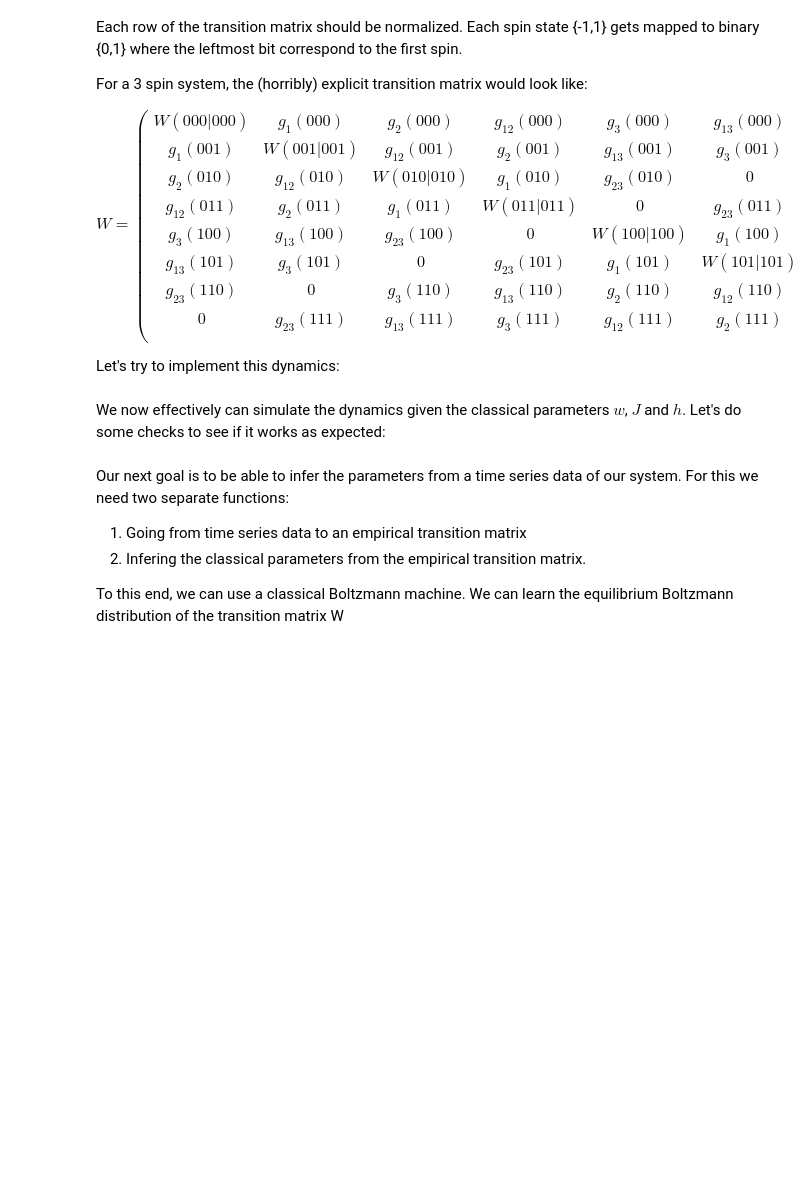
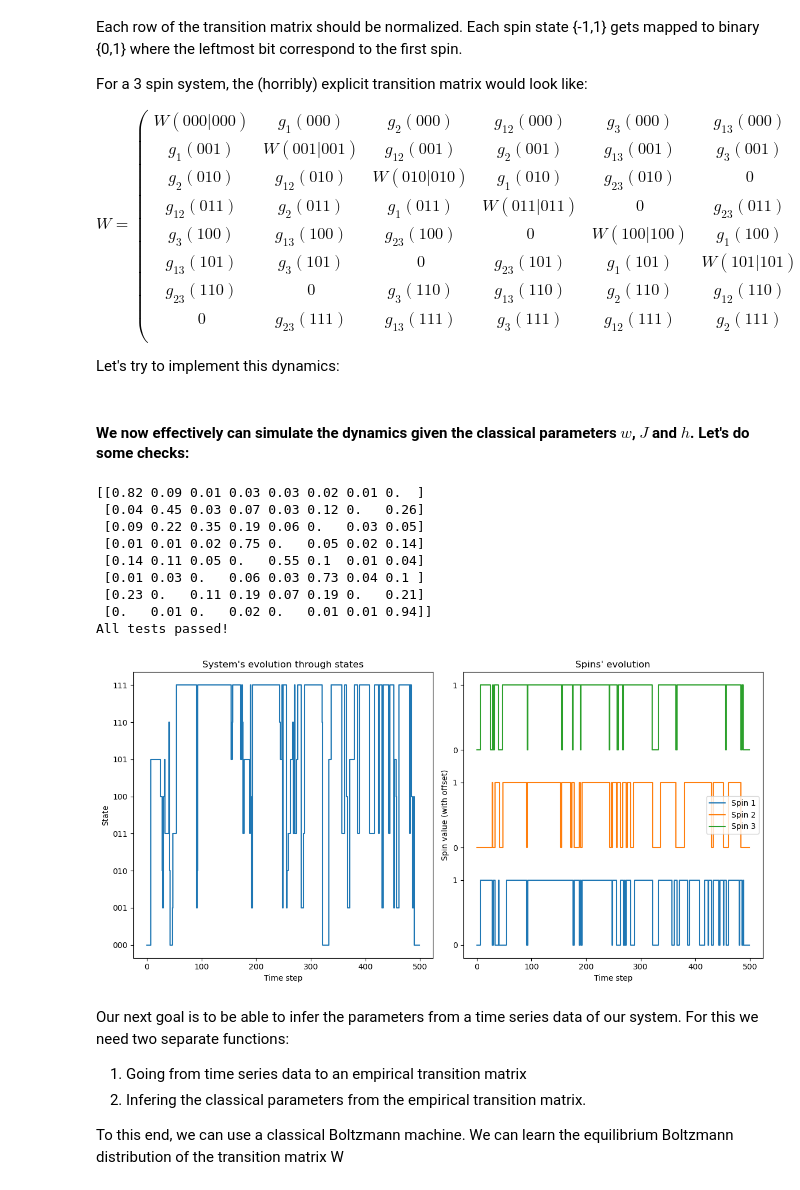
Before and after one commit to Victor-Alessandro/QBM-code, a Jupyter notebook: Quantum-Classical Mapping.ipynb, the cells around one changed output. Cells and saved outputs as stored; diff of their text form; code cells hidden in the pictures; blank space fills up the shorter version.

Commit message:
classical forward all tidy

```diff
--- a/Quantum-Classical Mapping.ipynb
+++ b/Quantum-Classical Mapping.ipynb
@@ -267,56 +237,49 @@ def plot_combined_dynamics(trajectory, N):
     plt.tight_layout()
     plt.show()
 # %% [markdown]
-We now effectively can simulate the dynamics given the classical parameters $w$, $J$ and $h$. Let's do some checks to see if it works as expected:
+#### **We now effectively can simulate the dynamics given the classical parameters $w$, $J$ and $h$. Let's do some checks:**
 # %%
 def test_transition_matrix(W):
-    """Test that the sum of the probabilities in each row of the transition matrix is 1."""
+    """Test that the sum of the probabilities in each row of the transition matrix is 1 and there are no negative elements."""
     for row in W:
         assert np.isclose(np.sum(row), 1), "Row sums to " + str(np.sum(row))
+        assert np.all(row >= 0), "Negative probability in row " + str(row)
 
 def test_spin_index_conversion(N):
     """Test that the conversion functions between spin states and indices are correct."""
     for s_idx in range(2**N):
         s = index_to_spin_state(s_idx, N)
         assert spin_state_to_index(s) == s_idx, "Conversion failed for index " + str(s_idx)
 
-def test_flip_probabilities(w, h, J):
-    """Test that the flip probabilities are non-negative and sum to 1."""
-    N = len(h)
-    for s_idx in range(2**N):
-        s = index_to_spin_state(s_idx, N)
-        flip_probs = np.zeros((2**N))
-
-        for i in range(N):
-            flip_index = s_idx ^ (1 << i)
-            i_flipped = bits_flipped_indices(s_idx, flip_index, N)[0]
-            flip_probs[flip_index] = g_single(i_flipped, s, w, h, J)
-
-        for i in range(N):
-            for j in range(i+1, N):
-                flip_index = s_idx ^ (1 << i) ^ (1 << j)
-                i_flipped, j_flipped = bits_flipped_indices(s_idx, flip_index, N)
-                flip_probs[flip_index] = g_double(i_flipped, j_flipped, s, w, h, J)
-
-        assert np.all(flip_probs >= 0), "Negative flip probability"
-        assert np.isclose(np.sum(flip_probs), 1), "Flip probabilities sum to " + str(np.sum(flip_probs))
 
 # Run the tests
 N = 3
 w = np.random.rand(N, N)
 h = np.random.rand(N)
 J = np.random.rand(N, N)
 
 #make sure w are large enough for normalized probabilities
-w = find_min_w(w, h, J, step_size = 1e-2, no_flip_prob = 0)
+w = find_min_w(w, h, J, step_size = 1e-3, no_flip_prob = 0)
 
 W = compute_transition_matrix(w, h, J)
-
+np.set_printoptions(precision=2 , suppress=True)
 test_transition_matrix(W)
 test_spin_index_conversion(N)
-test_flip_probabilities(w, h, J)
 
 print("All tests passed!")
+trajectory = simulate_dynamics(W, 500, 3)
+plot_combined_dynamics(trajectory, N)
+# %% [output]
+[[0.82 0.09 0.01 0.03 0.03 0.02 0.01 0.  ]
+ [0.04 0.45 0.03 0.07 0.03 0.12 0.   0.26]
+ [0.09 0.22 0.35 0.19 0.06 0.   0.03 0.05]
+ [0.01 0.01 0.02 0.75 0.   0.05 0.02 0.14]
+ [0.14 0.11 0.05 0.   0.55 0.1  0.01 0.04]
+ [0.01 0.03 0.   0.06 0.03 0.73 0.04 0.1 ]
+ [0.23 0.   0.11 0.19 0.07 0.19 0.   0.21]
+ [0.   0.01 0.   0.02 0.   0.01 0.01 0.94]]
+All tests passed!
+[figure, added]
 # %% [markdown]
 Our next goal is to be able to infer the parameters from a time series data of our system. For this we need two separate functions:
 1. Going from time series data to an empirical transition matrix
```
Also changed, not shown: parts of 3 cells of this notebook.
